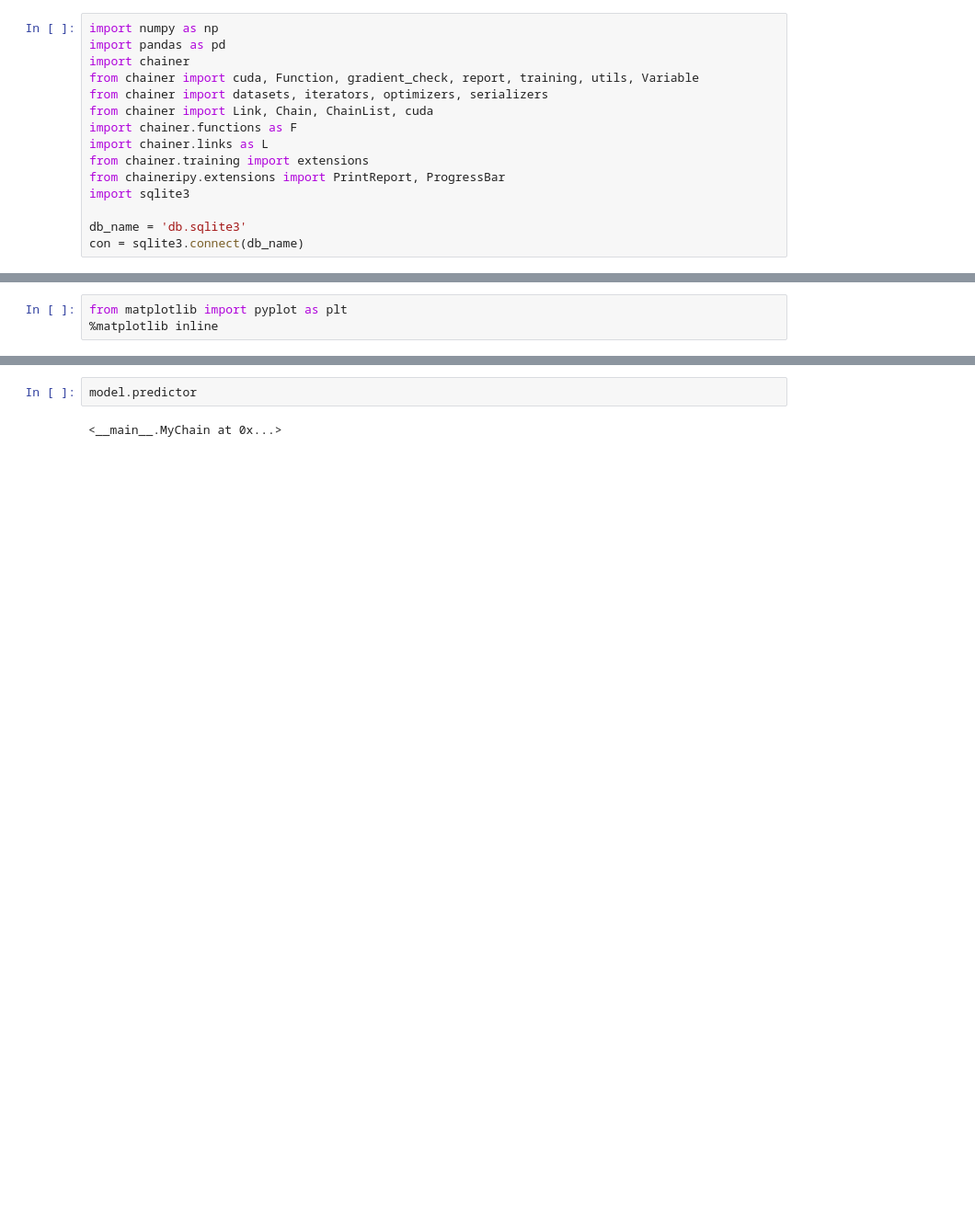
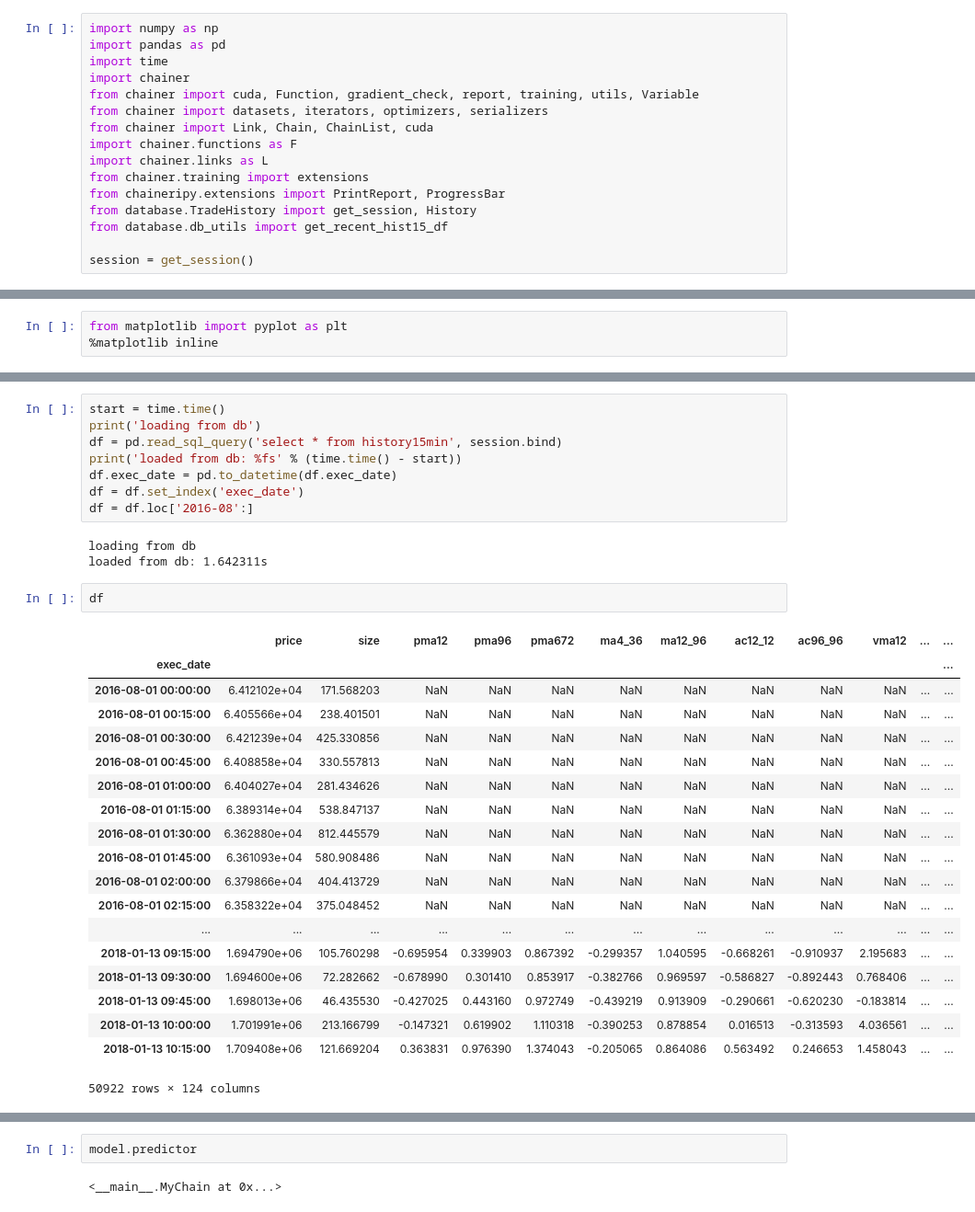
Before and after one commit to threepipes/PyBitTrader, a Jupyter notebook: chainer_02.ipynb, the cells around one changed output, grey strips where cells are left out. Shown at 92% size. Cells and saved outputs as stored; diff of their text form; blank space fills up the shorter version.

```diff
--- a/chainer_02.ipynb
+++ b/chainer_02.ipynb
@@ -1,6 +1,7 @@
 # %%
 import numpy as np
 import pandas as pd
+import time
 import chainer
 from chainer import cuda, Function, gradient_check, report, training, utils, Variable
 from chainer import datasets, iterators, optimizers, serializers
@@ -9,7 +10,7 @@ import chainer.functions as F
 import chainer.links as L
 from chainer.training import extensions
 from chaineripy.extensions import PrintReport, ProgressBar
-import sqlite3
+from database.TradeHistory import get_session, History
+from database.db_utils import get_recent_hist15_df
 
-db_name = 'db.sqlite3'
-con = sqlite3.connect(db_name)
+session = get_session()
@@ -109,0 +31,33 @@ Successfully installed chaineripy-0.1.1
+# %%
+start = time.time()
+print('loading from db')
+df = pd.read_sql_query('select * from history15min', session.bind)
+print('loaded from db: %fs' % (time.time() - start))
+df.exec_date = pd.to_datetime(df.exec_date)
+df = df.set_index('exec_date')
+df = df.loc['2016-08':]
+# %% [output]
+loading from db
+loaded from db: 1.642311s
+# %%
+df
+# %% [output]
+|  | price | size | pma12 | pma96 | pma672 | ma4_36 | ma12_96 | ac12_12 | ac96_96 | vma12 | ... | ... |
+| exec_date |  |  |  |  |  |  |  |  |  |  |  | ... |
+| 2016-08-01 00:00:00 | 6.412102e+04 | 171.568203 | NaN | NaN | NaN | NaN | NaN | NaN | NaN | NaN | ... | ... |
+| 2016-08-01 00:15:00 | 6.405566e+04 | 238.401501 | NaN | NaN | NaN | NaN | NaN | NaN | NaN | NaN | ... | ... |
+| 2016-08-01 00:30:00 | 6.421239e+04 | 425.330856 | NaN | NaN | NaN | NaN | NaN | NaN | NaN | NaN | ... | ... |
+| 2016-08-01 00:45:00 | 6.408858e+04 | 330.557813 | NaN | NaN | NaN | NaN | NaN | NaN | NaN | NaN | ... | ... |
+| 2016-08-01 01:00:00 | 6.404027e+04 | 281.434626 | NaN | NaN | NaN | NaN | NaN | NaN | NaN | NaN | ... | ... |
+| 2016-08-01 01:15:00 | 6.389314e+04 | 538.847137 | NaN | NaN | NaN | NaN | NaN | NaN | NaN | NaN | ... | ... |
+| 2016-08-01 01:30:00 | 6.362880e+04 | 812.445579 | NaN | NaN | NaN | NaN | NaN | NaN | NaN | NaN | ... | ... |
+| 2016-08-01 01:45:00 | 6.361093e+04 | 580.908486 | NaN | NaN | NaN | NaN | NaN | NaN | NaN | NaN | ... | ... |
+| 2016-08-01 02:00:00 | 6.379866e+04 | 404.413729 | NaN | NaN | NaN | NaN | NaN | NaN | NaN | NaN | ... | ... |
+| 2016-08-01 02:15:00 | 6.358322e+04 | 375.048452 | NaN | NaN | NaN | NaN | NaN | NaN | NaN | NaN | ... | ... |
+| ... | ... | ... | ... | ... | ... | ... | ... | ... | ... | ... | ... | ... |
+| 2018-01-13 09:15:00 | 1.694790e+06 | 105.760298 | -0.695954 | 0.339903 | 0.867392 | -0.299357 | 1.040595 | -0.668261 | -0.910937 | 2.195683 | ... | ... |
+| 2018-01-13 09:30:00 | 1.694600e+06 | 72.282662 | -0.678990 | 0.301410 | 0.853917 | -0.382766 | 0.969597 | -0.586827 | -0.892443 | 0.768406 | ... | ... |
+| 2018-01-13 09:45:00 | 1.698013e+06 | 46.435530 | -0.427025 | 0.443160 | 0.972749 | -0.439219 | 0.913909 | -0.290661 | -0.620230 | -0.183814 | ... | ... |
+| 2018-01-13 10:00:00 | 1.701991e+06 | 213.166799 | -0.147321 | 0.619902 | 1.110318 | -0.390253 | 0.878854 | 0.016513 | -0.313593 | 4.036561 | ... | ... |
+| 2018-01-13 10:15:00 | 1.709408e+06 | 121.669204 | 0.363831 | 0.976390 | 1.374043 | -0.205065 | 0.864086 | 0.563492 | 0.246653 | 1.458043 | ... | ... |
+50922 rows × 124 columns
```
Also changed, not shown: parts of 37 cells of this notebook, 9 other files.
